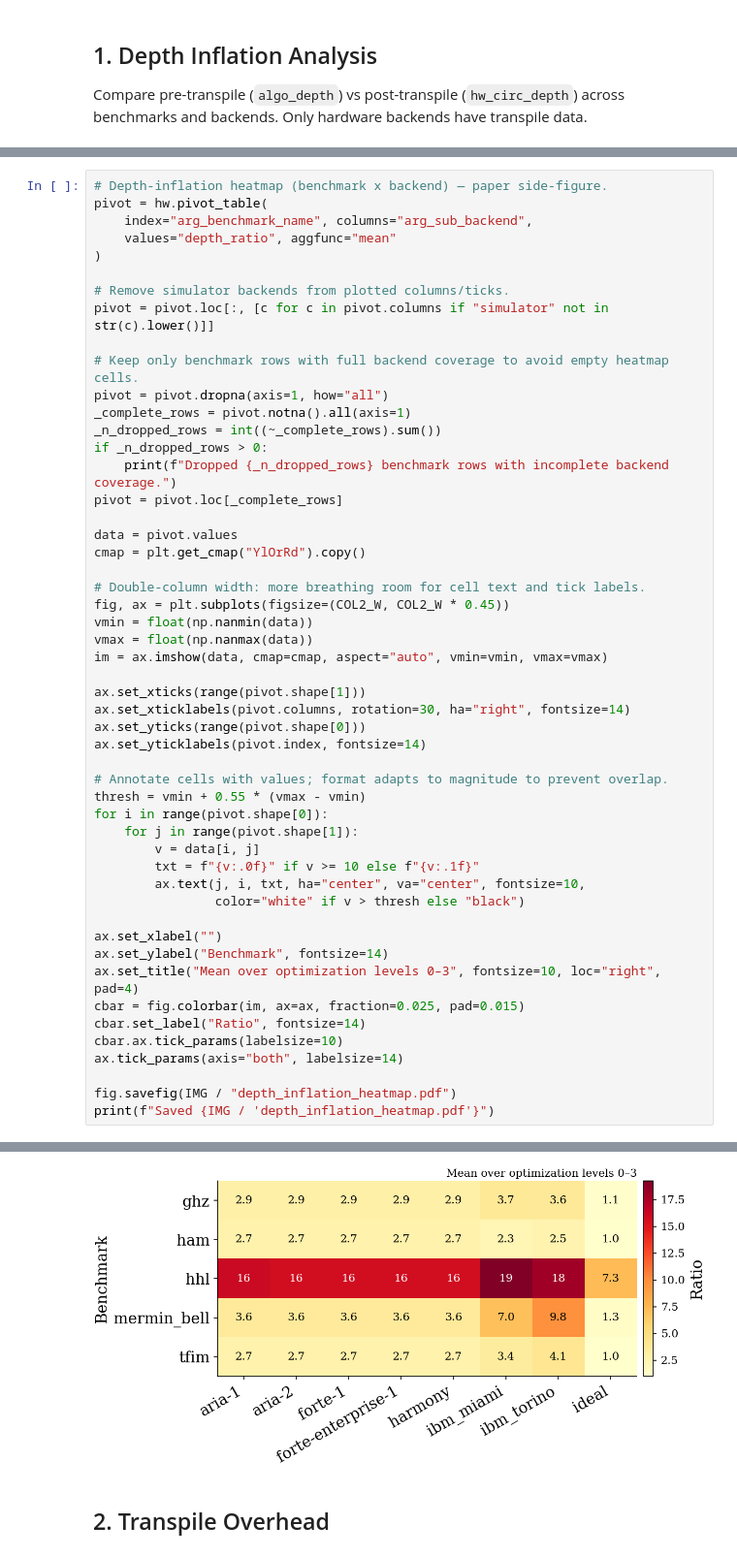
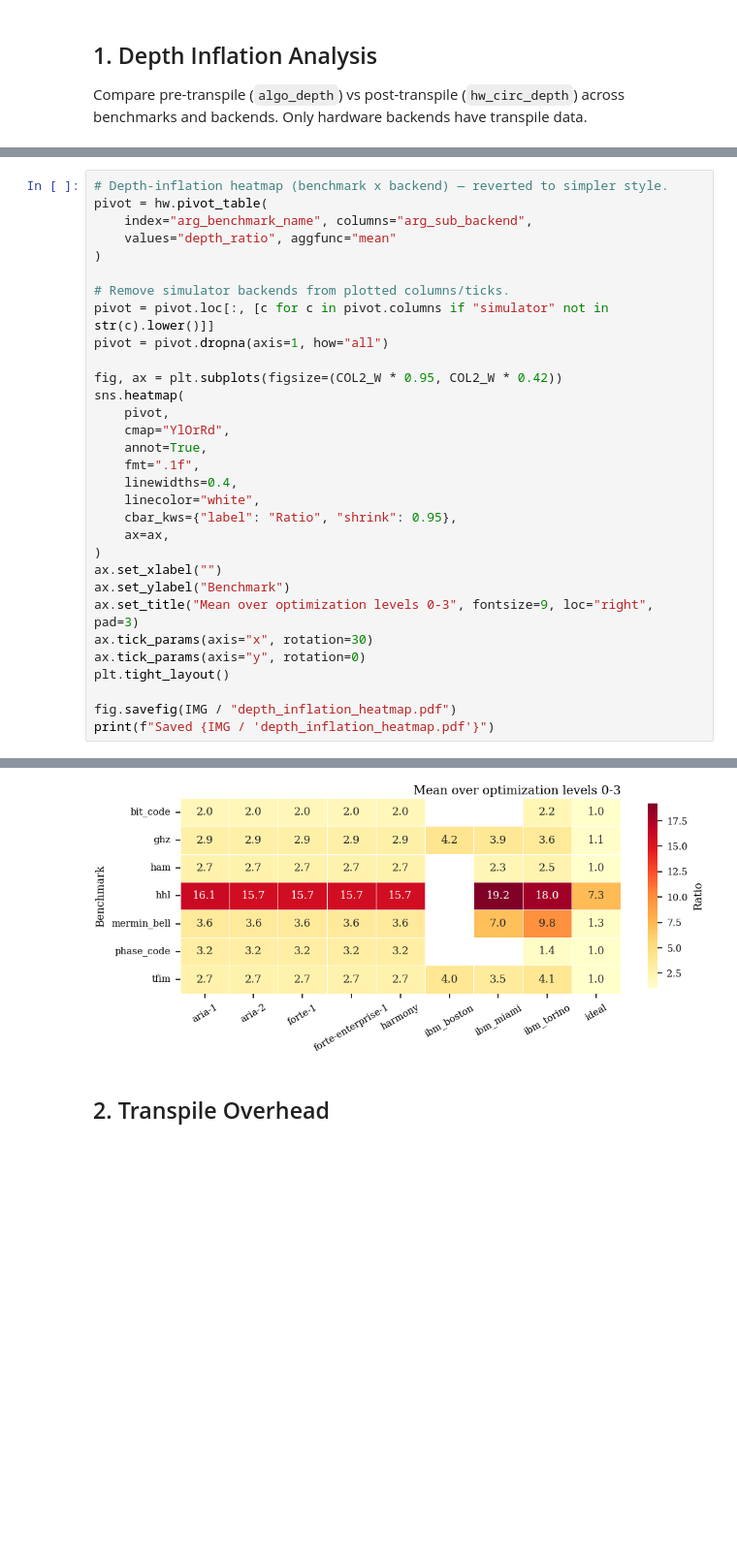
Before and after one commit to srikarchundury/MQBac, a Jupyter notebook: 1_analyze.ipynb, the cells around one changed output, grey strips where cells are left out. Shown at 97% size. Drawn from its saved outputs; the diff is of its cells as text; blank space fills up the shorter version.

```diff
--- a/1_analyze.ipynb
+++ b/1_analyze.ipynb
@@ -78,5 +78,5 @@ Canonical regression inputs with depth: 1879
 # %%
-# Depth-inflation heatmap (benchmark x backend) — paper side-figure.
+# Depth-inflation heatmap (benchmark x backend) — reverted to simpler style.
 pivot = hw.pivot_table(
     index="arg_benchmark_name", columns="arg_sub_backend",
     values="depth_ratio", aggfunc="mean"
@@ -84,45 +84,25 @@ pivot = hw.pivot_table(
 
 # Remove simulator backends from plotted columns/ticks.
 pivot = pivot.loc[:, [c for c in pivot.columns if "simulator" not in str(c).lower()]]
+pivot = pivot.dropna(axis=1, how="all")
 
-# Keep only benchmark rows with full backend coverage to avoid empty heatmap cells.
-pivot = pivot.dropna(axis=1, how="all")
-_complete_rows = pivot.notna().all(axis=1)
-_n_dropped_rows = int((~_complete_rows).sum())
-if _n_dropped_rows > 0:
-    print(f"Dropped {_n_dropped_rows} benchmark rows with incomplete backend coverage.")
-pivot = pivot.loc[_complete_rows]
-
-data = pivot.values
-cmap = plt.get_cmap("YlOrRd").copy()
-
-# Double-column width: more breathing room for cell text and tick labels.
-fig, ax = plt.subplots(figsize=(COL2_W, COL2_W * 0.45))
-vmin = float(np.nanmin(data))
-vmax = float(np.nanmax(data))
-im = ax.imshow(data, cmap=cmap, aspect="auto", vmin=vmin, vmax=vmax)
-
-ax.set_xticks(range(pivot.shape[1]))
-ax.set_xticklabels(pivot.columns, rotation=30, ha="right", fontsize=14)
-ax.set_yticks(range(pivot.shape[0]))
-ax.set_yticklabels(pivot.index, fontsize=14)
-
-# Annotate cells with values; format adapts to magnitude to prevent overlap.
-thresh = vmin + 0.55 * (vmax - vmin)
-for i in range(pivot.shape[0]):
-    for j in range(pivot.shape[1]):
-        v = data[i, j]
-        txt = f"{v:.0f}" if v >= 10 else f"{v:.1f}"
-        ax.text(j, i, txt, ha="center", va="center", fontsize=10,
-                color="white" if v > thresh else "black")
-
+fig, ax = plt.subplots(figsize=(COL2_W * 0.95, COL2_W * 0.42))
+sns.heatmap(
+    pivot,
+    cmap="YlOrRd",
+    annot=True,
+    fmt=".1f",
+    linewidths=0.4,
+    linecolor="white",
+    cbar_kws={"label": "Ratio", "shrink": 0.95},
+    ax=ax,
+)
 ax.set_xlabel("")
-ax.set_ylabel("Benchmark", fontsize=14)
-ax.set_title("Mean over optimization levels 0–3", fontsize=10, loc="right", pad=4)
-cbar = fig.colorbar(im, ax=ax, fraction=0.025, pad=0.015)
-cbar.set_label("Ratio", fontsize=14)
-cbar.ax.tick_params(labelsize=10)
-ax.tick_params(axis="both", labelsize=14)
+ax.set_ylabel("Benchmark")
+ax.set_title("Mean over optimization levels 0-3", fontsize=9, loc="right", pad=3)
+ax.tick_params(axis="x", rotation=30)
+ax.tick_params(axis="y", rotation=0)
+plt.tight_layout()
 
 fig.savefig(IMG / "depth_inflation_heatmap.pdf")
 print(f"Saved {IMG / 'depth_inflation_heatmap.pdf'}")
@@ -131,5 +110,5 @@ Dropped 2 benchmark rows with incomplete backend coverage.
 Saved images/depth_inflation_heatmap.pdf
-[figure, old version]
+[figure, new version]
 # %% [markdown]
 ## 2. Transpile Overhead
 # %%
```
Also changed, not shown: parts of 8 cells of this notebook, 23 other files.
